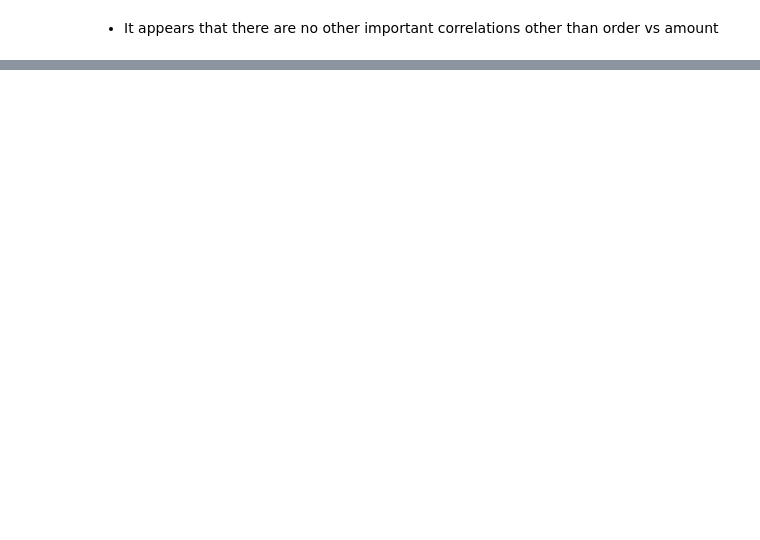
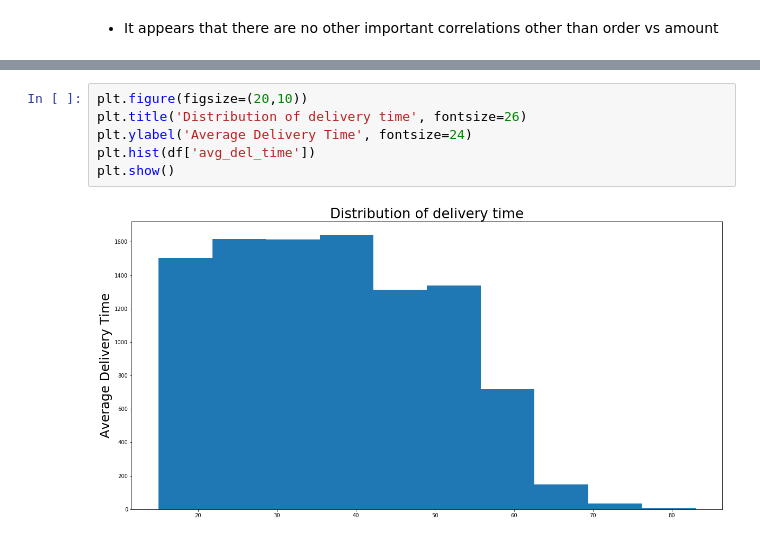
Before and after one commit to nsudhanva/swiggy, a Jupyter notebook: index.ipynb, the cells around one changed output, grey strips where cells are left out. Drawn from its saved outputs; the diff is of its cells as text; blank space fills up the shorter version.

```diff
--- a/index.ipynb
+++ b/index.ipynb
@@ -188,0 +208,8 @@ plt.show()
+# %%
+plt.figure(figsize=(20,10))
+plt.title('Distribution of delivery time', fontsize=26)
+plt.ylabel('Average Delivery Time', fontsize=24)
+plt.hist(df['avg_del_time'])
+plt.show()
+# %% [output]
+[figure, added]
```
Also changed, not shown: parts of 29 cells of this notebook, 1 other file.
